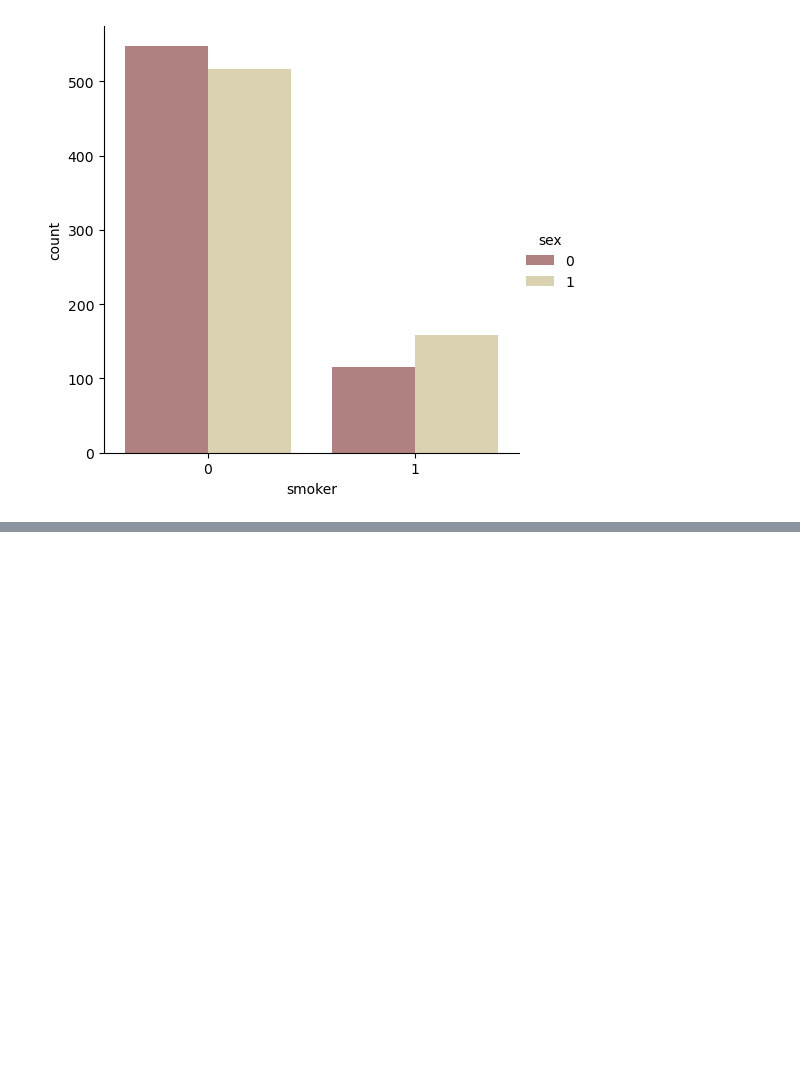
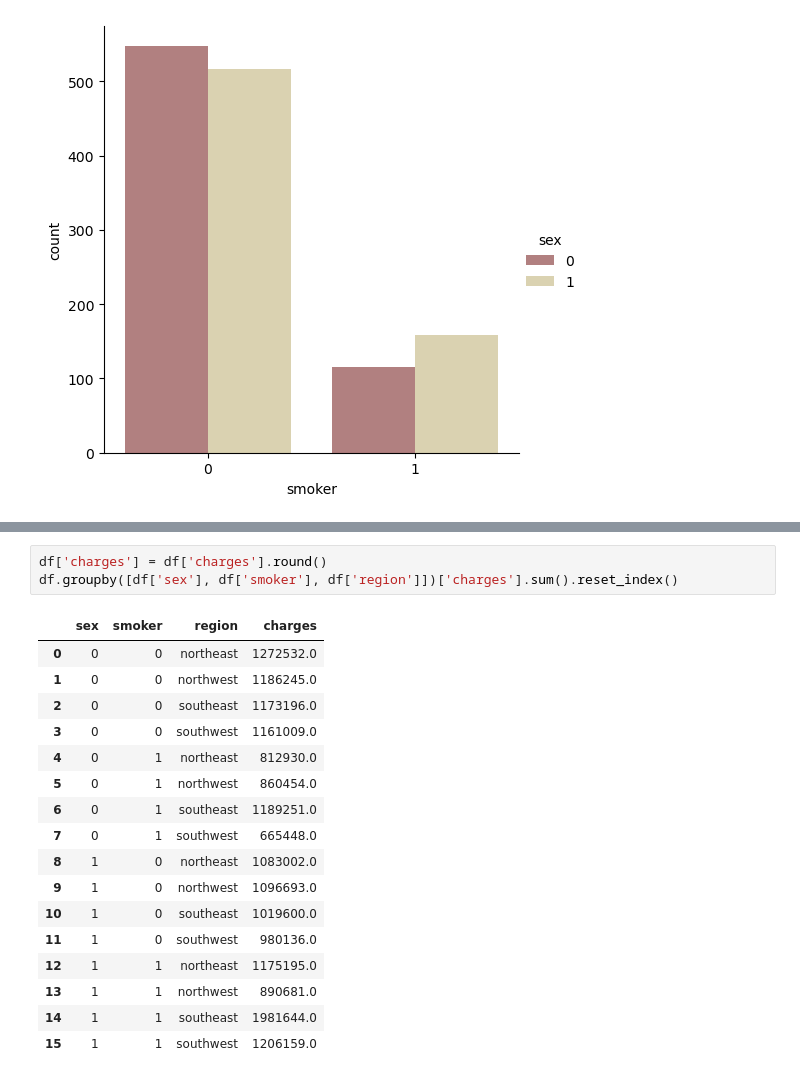
Before and after one commit to chaudhary-dotcom/ML, a Jupyter notebook: Insurance_charge_Predication.ipynb, the cells around one changed output, grey strips where cells are left out. Drawn from its saved outputs; the diff is of its cells as text; blank space fills up the shorter version.

```diff
--- a/Insurance_charge_Predication.ipynb
+++ b/Insurance_charge_Predication.ipynb
@@ -172,0 +203,21 @@ plt.show()
+# %%
+df['charges'] = df['charges'].round()
+df.groupby([df['sex'], df['smoker'], df['region']])['charges'].sum().reset_index()
+# %% [output]
+|  | sex | smoker | region | charges |
+| 0 | 0 | 0 | northeast | 1272532.0 |
+| 1 | 0 | 0 | northwest | 1186245.0 |
+| 2 | 0 | 0 | southeast | 1173196.0 |
+| 3 | 0 | 0 | southwest | 1161009.0 |
+| 4 | 0 | 1 | northeast | 812930.0 |
+| 5 | 0 | 1 | northwest | 860454.0 |
+| 6 | 0 | 1 | southeast | 1189251.0 |
+| 7 | 0 | 1 | southwest | 665448.0 |
+| 8 | 1 | 0 | northeast | 1083002.0 |
+| 9 | 1 | 0 | northwest | 1096693.0 |
+| 10 | 1 | 0 | southeast | 1019600.0 |
+| 11 | 1 | 0 | southwest | 980136.0 |
+| 12 | 1 | 1 | northeast | 1175195.0 |
+| 13 | 1 | 1 | northwest | 890681.0 |
+| 14 | 1 | 1 | southeast | 1981644.0 |
+| 15 | 1 | 1 | southwest | 1206159.0 |
```
Also changed, not shown: parts of 11 cells of this notebook.
